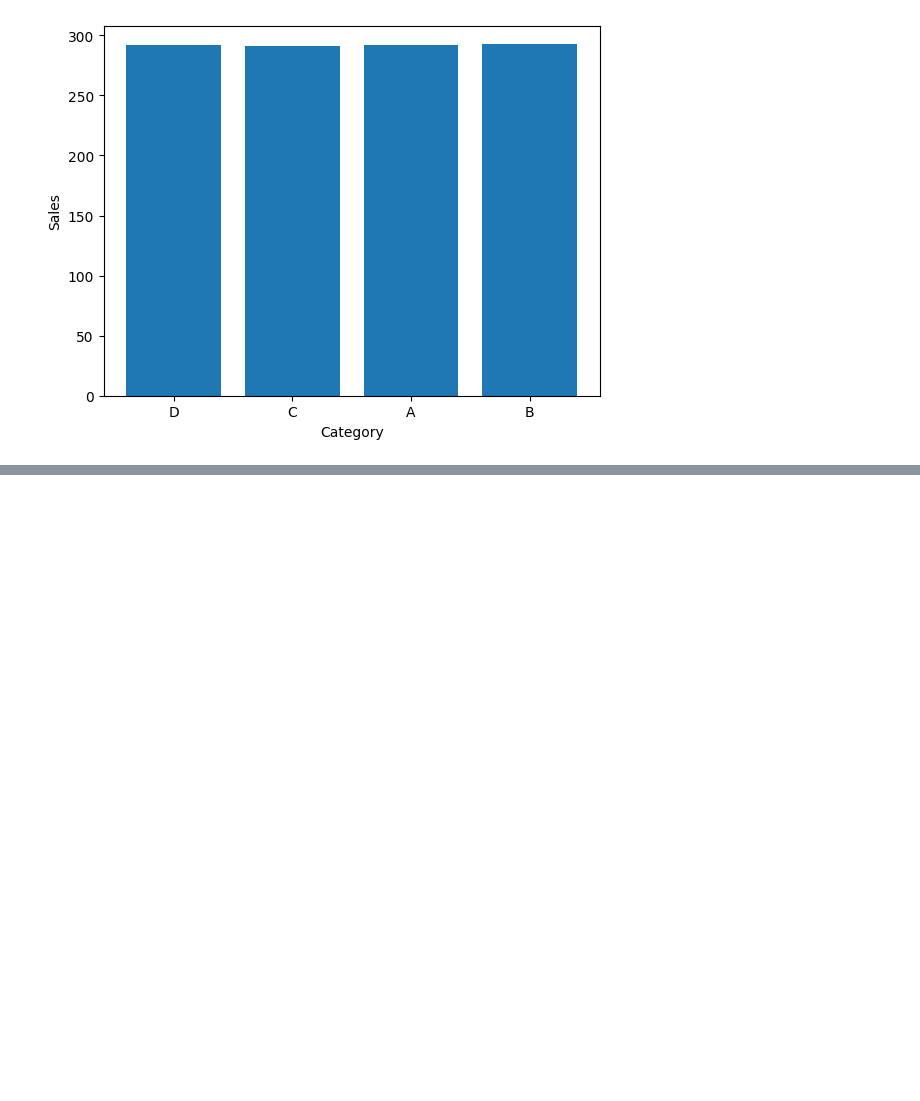
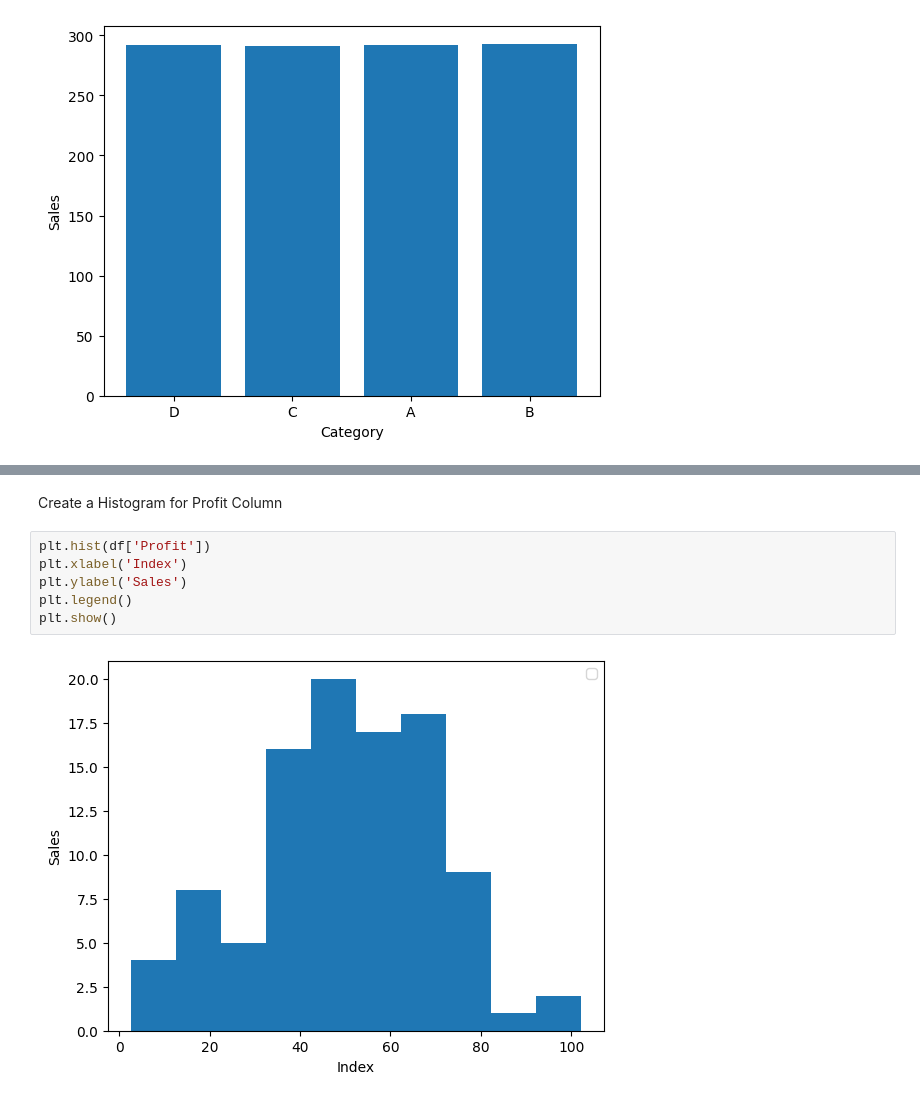
Before and after one commit to Akhil9648/Python, a Jupyter notebook: Python For AI(College)/Matplotlib.ipynb, the cells around one changed output, grey strips where cells are left out. Cells and saved outputs as stored; diff of their text form; blank space fills up the shorter version.

```diff
--- a/Python For AI(College)/Matplotlib.ipynb
+++ b/Python For AI(College)/Matplotlib.ipynb
@@ -106,0 +128,10 @@ Text(0, 0.5, 'Sales')
+# %% [markdown]
+Create a Histogram for Profit Column
+# %%
+plt.hist(df['Profit'])
+plt.xlabel('Index')
+plt.ylabel('Sales')
+plt.legend()
+plt.show()
+# %% [output]
+[figure, added]
```
Also changed, not shown: parts of 10 cells of this notebook.
